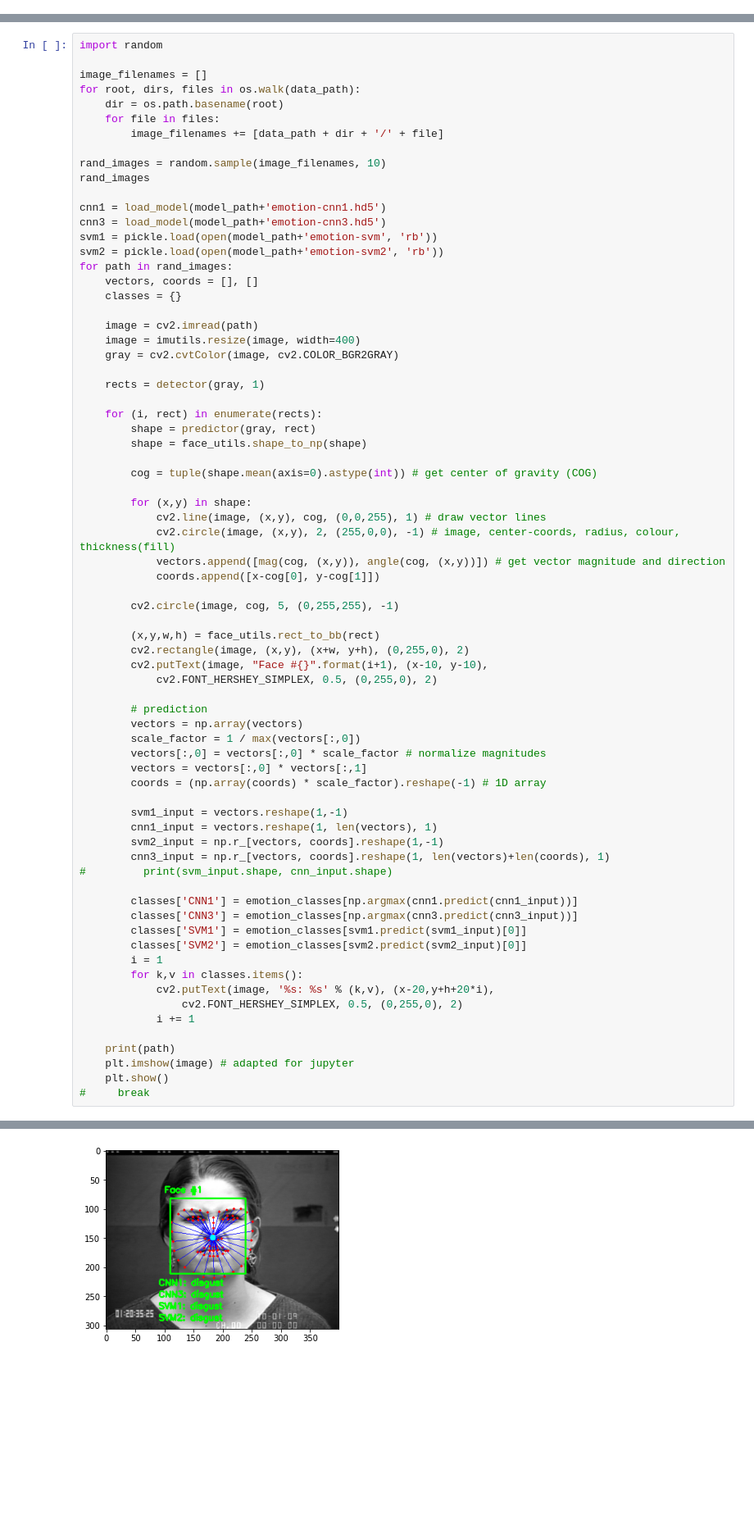
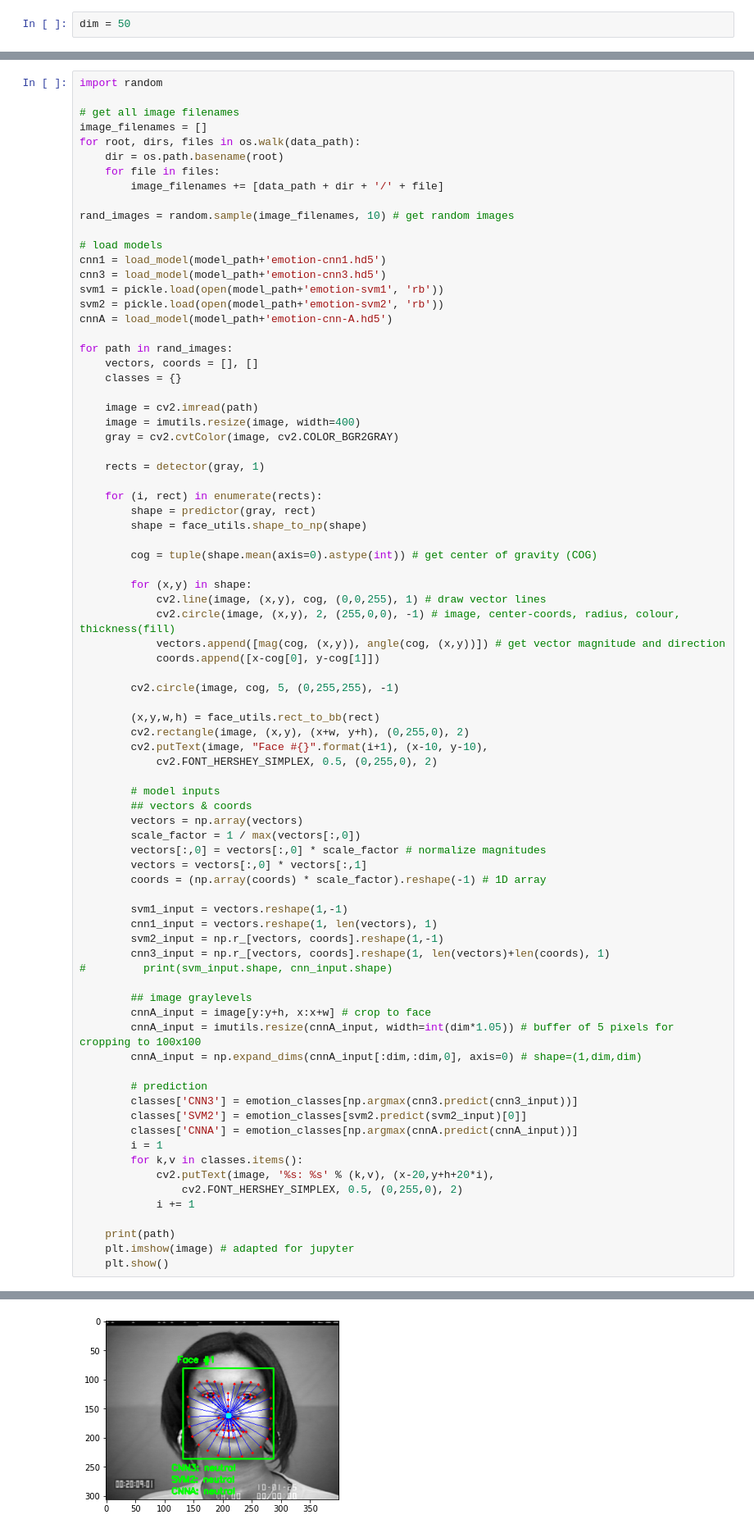
Before and after one commit to rachung2510/FYP70_SocialRobot, a Jupyter notebook: EmotionRecognition/model.ipynb, the cells around one changed output, grey strips where cells are left out. Shown at 82% size. Cells and saved outputs as stored; diff of their text form; blank space fills up the shorter version.

Commit message:
added model trained on graylevels

```diff
--- a/EmotionRecognition/model.ipynb
+++ b/EmotionRecognition/model.ipynb
@@ -181,0 +192,2 @@ df.sample(5)
+# %%
+dim = 50
@@ -454,19 +687,22 @@ pickle.dump(svm_pipe, open(model_path+MODEL_NAME, 'wb'))
 # %%
 import random
 
+# get all image filenames
 image_filenames = []
 for root, dirs, files in os.walk(data_path):
     dir = os.path.basename(root)
     for file in files:
         image_filenames += [data_path + dir + '/' + file]
 
-rand_images = random.sample(image_filenames, 10)
-rand_images
+rand_images = random.sample(image_filenames, 10) # get random images
 
+# load models
 cnn1 = load_model(model_path+'emotion-cnn1.hd5')
 cnn3 = load_model(model_path+'emotion-cnn3.hd5')
-svm1 = pickle.load(open(model_path+'emotion-svm', 'rb'))
+svm1 = pickle.load(open(model_path+'emotion-svm1', 'rb'))
 svm2 = pickle.load(open(model_path+'emotion-svm2', 'rb'))
+cnnA = load_model(model_path+'emotion-cnn-A.hd5')
+
 for path in rand_images:
     vectors, coords = [], []
     classes = {}
@@ -496,7 +732,8 @@ for path in rand_images:
         cv2.putText(image, "Face #{}".format(i+1), (x-10, y-10),
             cv2.FONT_HERSHEY_SIMPLEX, 0.5, (0,255,0), 2)
 
-        # prediction
+        # model inputs
+        ## vectors & coords
         vectors = np.array(vectors)
         scale_factor = 1 / max(vectors[:,0])
         vectors[:,0] = vectors[:,0] * scale_factor # normalize magnitudes
@@ -509,10 +746,15 @@ for path in rand_images:
         cnn3_input = np.r_[vectors, coords].reshape(1, len(vectors)+len(coords), 1)
 #         print(svm_input.shape, cnn_input.shape)
 
-        classes['CNN1'] = emotion_classes[np.argmax(cnn1.predict(cnn1_input))]
+        ## image graylevels
+        cnnA_input = image[y:y+h, x:x+w] # crop to face
+        cnnA_input = imutils.resize(cnnA_input, width=int(dim*1.05)) # buffer of 5 pixels for cropping to 100x100
+        cnnA_input = np.expand_dims(cnnA_input[:dim,:dim,0], axis=0) # shape=(1,dim,dim)
+
+        # prediction
         classes['CNN3'] = emotion_classes[np.argmax(cnn3.predict(cnn3_input))]
-        classes['SVM1'] = emotion_classes[svm1.predict(svm1_input)[0]]
         classes['SVM2'] = emotion_classes[svm2.predict(svm2_input)[0]]
+        classes['CNNA'] = emotion_classes[np.argmax(cnnA.predict(cnnA_input))]
         i = 1
         for k,v in classes.items():
             cv2.putText(image, '%s: %s' % (k,v), (x-20,y+h+20*i),
@@ -522,5 +764,4 @@ for path in rand_images:
     print(path)
     plt.imshow(image) # adapted for jupyter
     plt.show()
-#     break
 # %% [output]
@@ -538 +777 @@ dataset/disgust/S109_005_00000014.png
-[figure, old version]
+[figure, new version]
```
Also changed, not shown: parts of 55 cells of this notebook.
